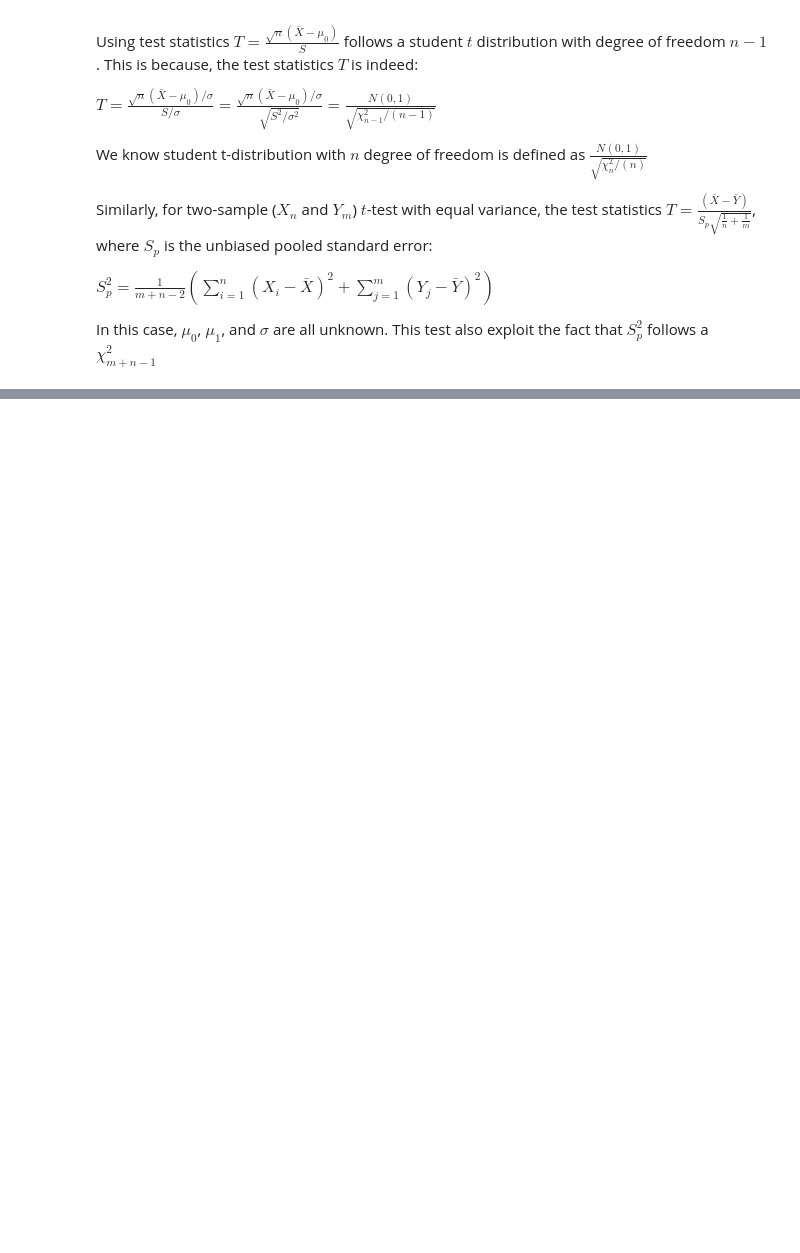
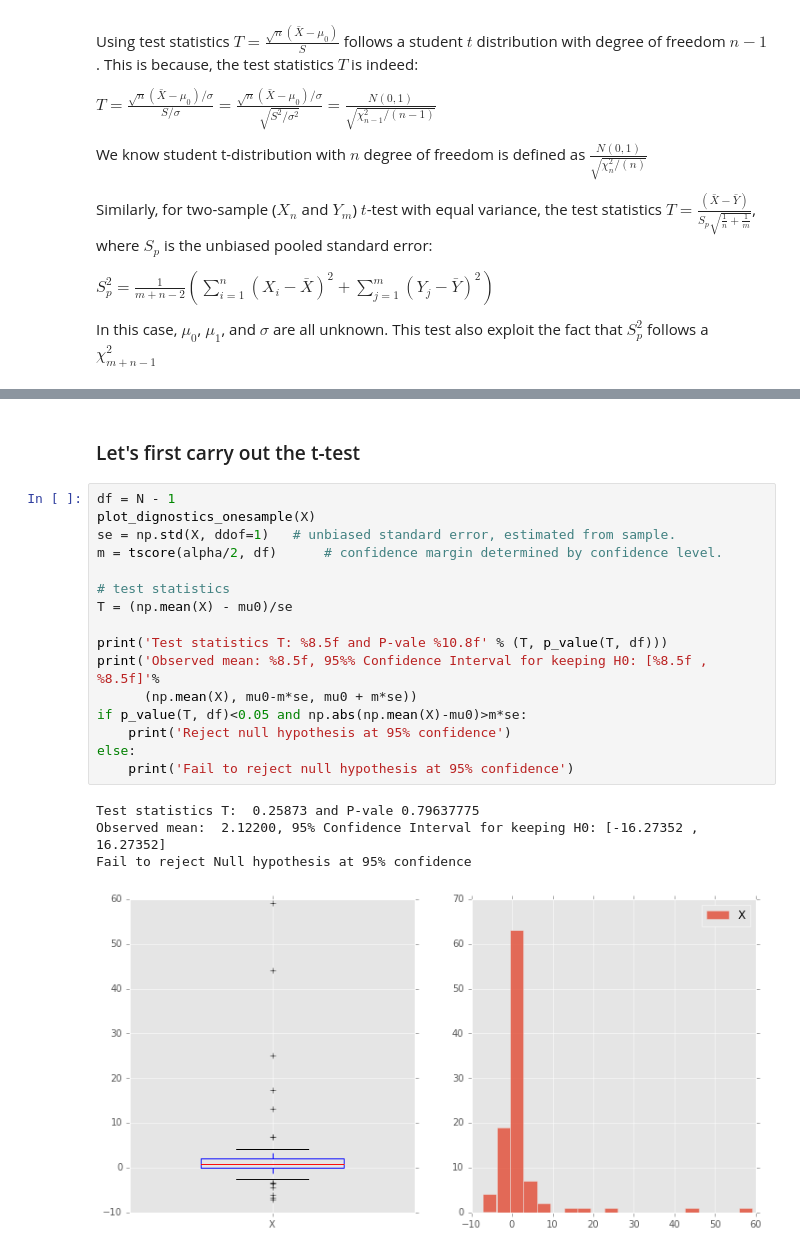
Before and after one commit to chaovite/hypotest, a Jupyter notebook: hypotests_practice_01.ipynb, the cells around one changed output, grey strips where cells are left out. Drawn from its saved outputs; the diff is of its cells as text; blank space fills up the shorter version.

```diff
--- a/hypotests_practice_01.ipynb
+++ b/hypotests_practice_01.ipynb
@@ -186,0 +227,23 @@ Observed mean:  1.00129, 95% Confidence Interval for keeping H0: [-4.12034 ,  4.
+# %% [markdown]
+### Let's first carry out the t-test
+# %%
+df = N - 1
+plot_dignostics_onesample(X)
+se = np.std(X, ddof=1)   # unbiased standard error, estimated from sample.
+m = tscore(alpha/2, df)      # confidence margin determined by confidence level.
+
+# test statistics
+T = (np.mean(X) - mu0)/se
+
+print('Test statistics T: %8.5f and P-vale %10.8f' % (T, p_value(T, df)))
+print('Observed mean: %8.5f, 95%% Confidence Interval for keeping H0: [%8.5f , %8.5f]'%
+      (np.mean(X), mu0-m*se, mu0 + m*se))
+if p_value(T, df)<0.05 and np.abs(np.mean(X)-mu0)>m*se:
+    print('Reject null hypothesis at 95% confidence')
+else:
+    print('Fail to reject null hypothesis at 95% confidence')
+# %% [output]
+Test statistics T:  0.25873 and P-vale 0.79637775
+Observed mean:  2.12200, 95% Confidence Interval for keeping H0: [-16.27352 , 16.27352]
+Fail to reject Null hypothesis at 95% confidence
+[figure, added]
```
Also changed, not shown: parts of 12 cells of this notebook.
